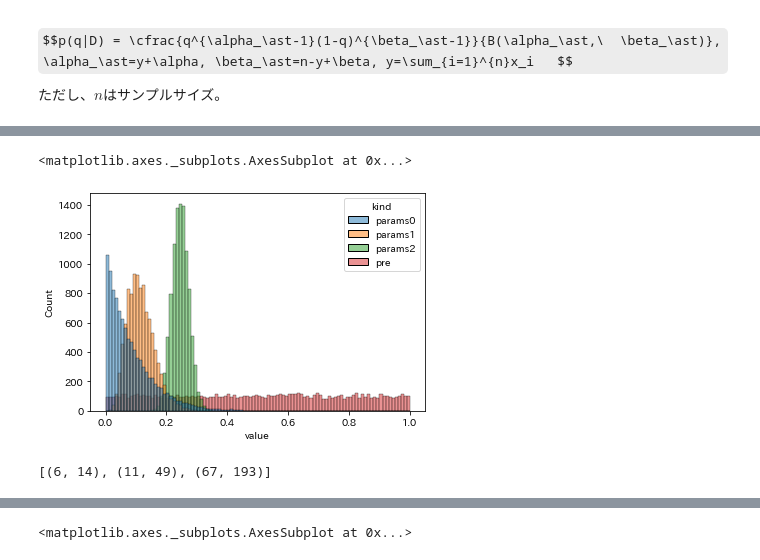
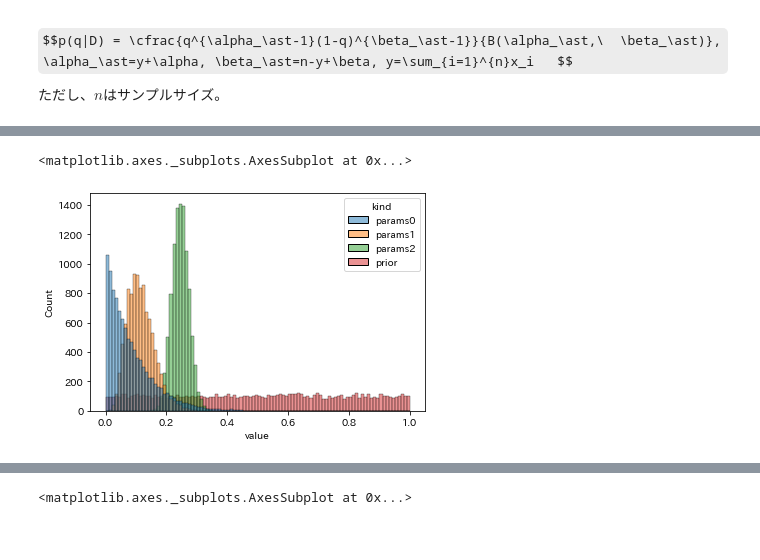
Before and after one commit to iusami/bayes_ml, a Jupyter notebook: chapter2.ipynb, the cells around one changed output, grey strips where cells are left out. Saved outputs shown, nothing was run; the diff lists cells and outputs as text; code cells hidden in the pictures; some formulas as TeX source.

```diff
--- a/chapter2.ipynb
+++ b/chapter2.ipynb
@@ -170,7 +64,42 @@ concat_df
-# %%
-sns.histplot(concat_df, x="value", hue="kind", bins=100,binrange=(0,1))
-# %% [output]
-<matplotlib.axes._subplots.AxesSubplot at 0x...>
-[figure, removed]
+# %%
+from numpyro.distributions import BernoulliProbs
+bern = BernoulliProbs(0.25)
+#データの準備
+n = [10,50,250]
+bern_sample = [bern.sample(key, sample_shape=(i,1)) for i in n]
+
+#事後分布の計算関数の準備
+def beta_posterior_parameter(alpha, beta, sample):
+  y = np.sum(sample)
+  alpha_ast = y + alpha
+  beta_ast = len(sample) - y + beta
+  return alpha_ast, beta_ast
+
+alpha0=1
+beta0=1
+
+post_params = [beta_posterior_parameter(alpha0, beta0, np.array(i)) for i in bern_sample]
+
+#生成したサンプルごとの事後分布の計算
+beta_posterior_samples = []
+for ct, params in enumerate(post_params):
+  alpha_curr, beta_curr = params
+  beta_post = Beta(alpha_curr, beta_curr)
+  sample_df_tmp = pd.DataFrame({"value":np.array(beta_post.sample(key, sample_shape=(10000,1)).reshape(-1)), "kind":"params{}".format(str(ct))})
+  beta_posterior_samples.append(sample_df_tmp)
+beta_posterior_samples_df = pd.concat(beta_posterior_samples).reset_index(drop=True)
+
+#事前分布のサンプル
+beta_pre = Beta(alpha0, beta0)
+beta_pre_sample = np.array(beta_pre.sample(key, sample_shape=(10000,1))).reshape(-1)
+beta_pre_sample_df = pd.DataFrame({"value":beta_pre_sample,"kind":"prior"})
+
+concat_df = pd.concat([beta_posterior_samples_df, beta_pre_sample_df]).reset_index(drop=True)
+
+#seabornで可視化
+sns.histplot(concat_df, x="value", hue="kind", bins=100,binrange=(0,1))
+# %% [output]
+<matplotlib.axes._subplots.AxesSubplot at 0x...>
+[figure, added]
 # %%
 #事前分布の変更
@@ -182,5 +106 @@ post_params = [beta_posterior_parameter(alpha1, beta1, np.array(i)) for i in ber
-# %%
-post_params
-# %% [output]
-[(6, 14), (11, 49), (67, 193)]
 # %%
```
Also changed, not shown: parts of 51 cells of this notebook.
